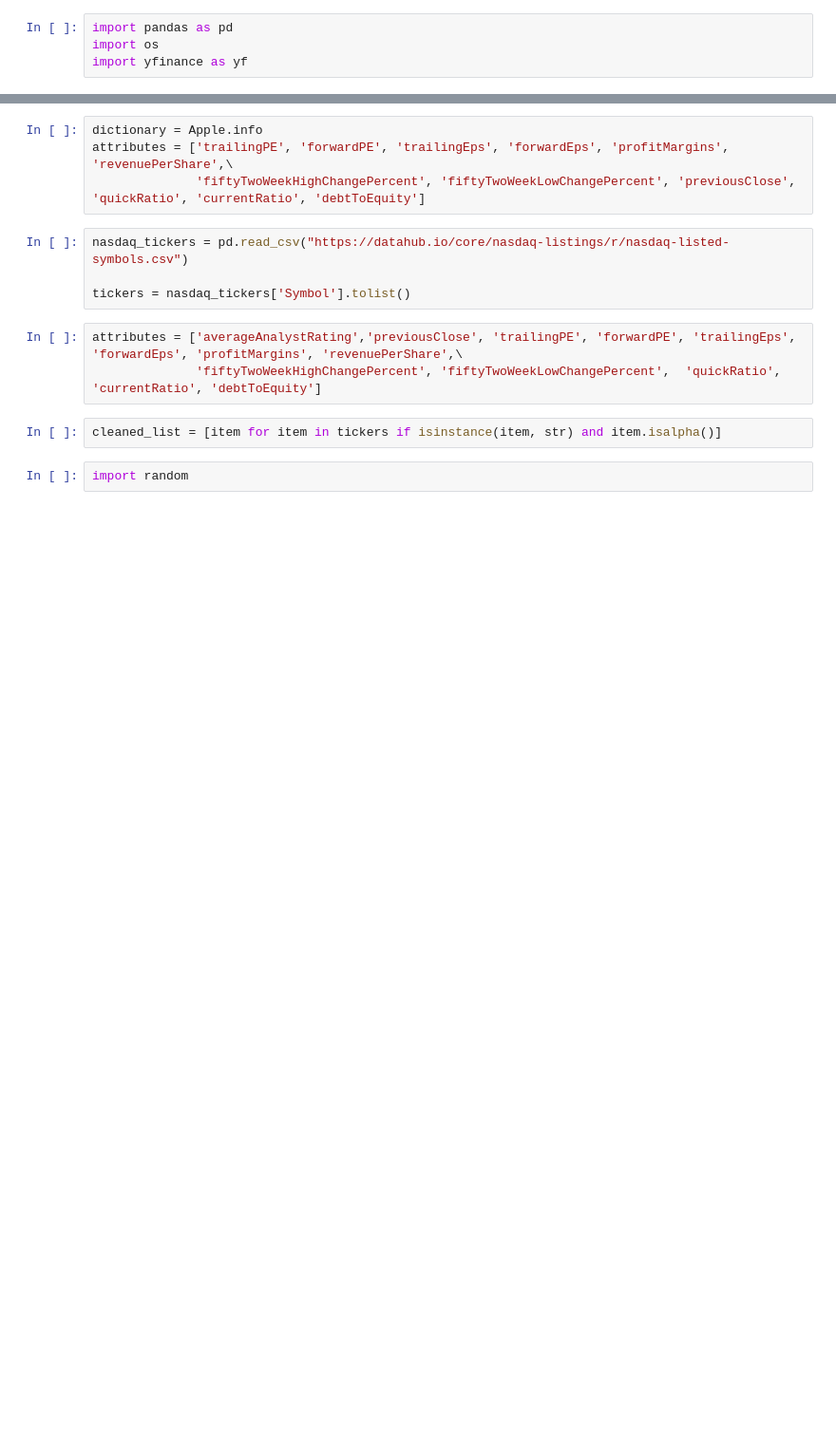
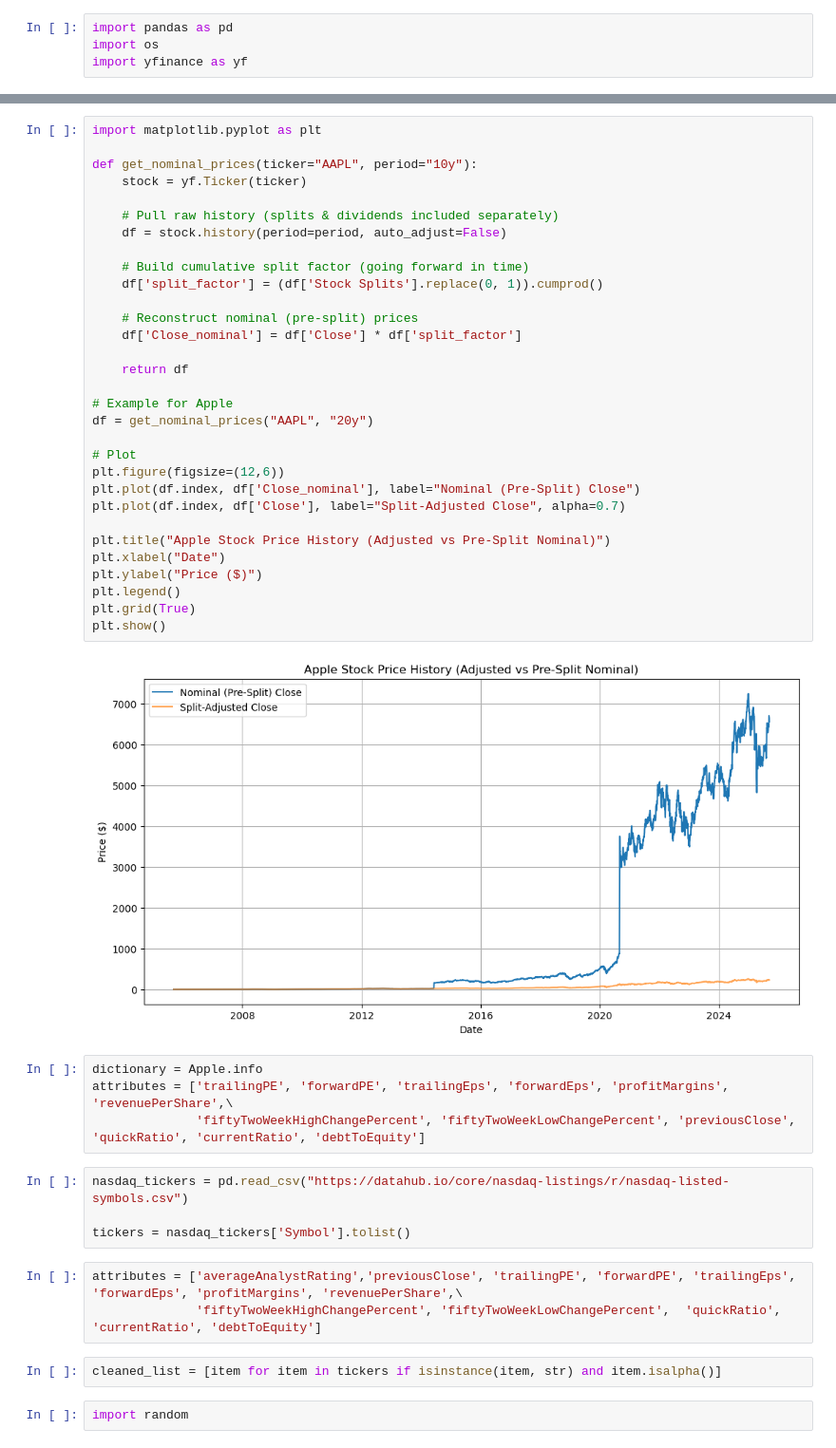
Before and after one commit to wherrickjr1/stock_predictions_project, a Jupyter notebook: stock_script2.ipynb, the cells around one changed output, grey strips where cells are left out. Shown at 95% size. Drawn from its saved outputs; the diff is of its cells as text; blank space fills up the shorter version.

```diff
--- a/stock_script2.ipynb
+++ b/stock_script2.ipynb
@@ -48,3 +70,36 @@ Apple.history(period = '1mo')
+# %%
+import matplotlib.pyplot as plt
+
+def get_nominal_prices(ticker="AAPL", period="10y"):
+    stock = yf.Ticker(ticker)
+
+    # Pull raw history (splits & dividends included separately)
+    df = stock.history(period=period, auto_adjust=False)
+
+    # Build cumulative split factor (going forward in time)
+    df['split_factor'] = (df['Stock Splits'].replace(0, 1)).cumprod()
+
+    # Reconstruct nominal (pre-split) prices
+    df['Close_nominal'] = df['Close'] * df['split_factor']
+
+    return df
+
+# Example for Apple
+df = get_nominal_prices("AAPL", "20y")
+
+# Plot
+plt.figure(figsize=(12,6))
+plt.plot(df.index, df['Close_nominal'], label="Nominal (Pre-Split) Close")
+plt.plot(df.index, df['Close'], label="Split-Adjusted Close", alpha=0.7)
+
+plt.title("Apple Stock Price History (Adjusted vs Pre-Split Nominal)")
+plt.xlabel("Date")
+plt.ylabel("Price ($)")
+plt.legend()
+plt.grid(True)
+plt.show()
+# %% [output]
+[figure, added]
 # %%
 dictionary = Apple.info
 attributes = ['trailingPE', 'forwardPE', 'trailingEps', 'forwardEps', 'profitMargins', 'revenuePerShare',\
```
Also changed, not shown: parts of 48 cells of this notebook, 3 other files.
